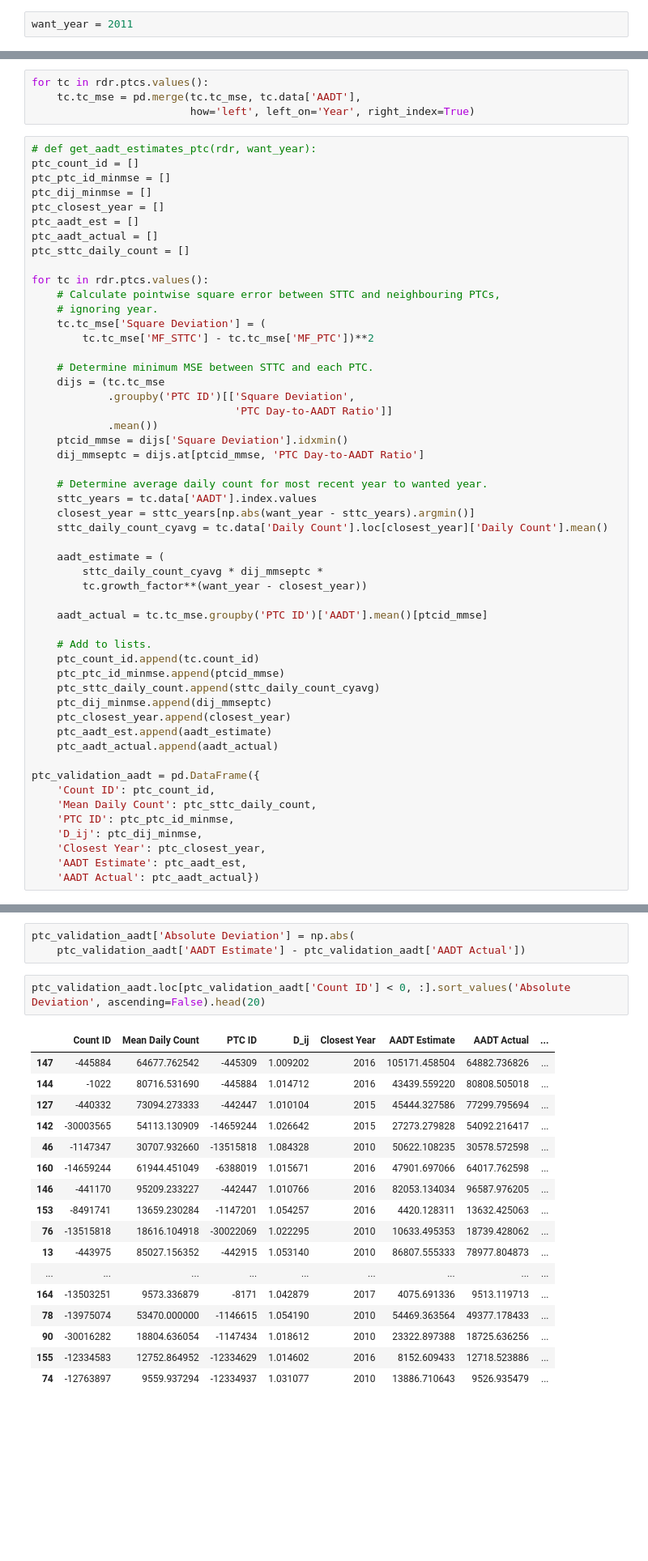
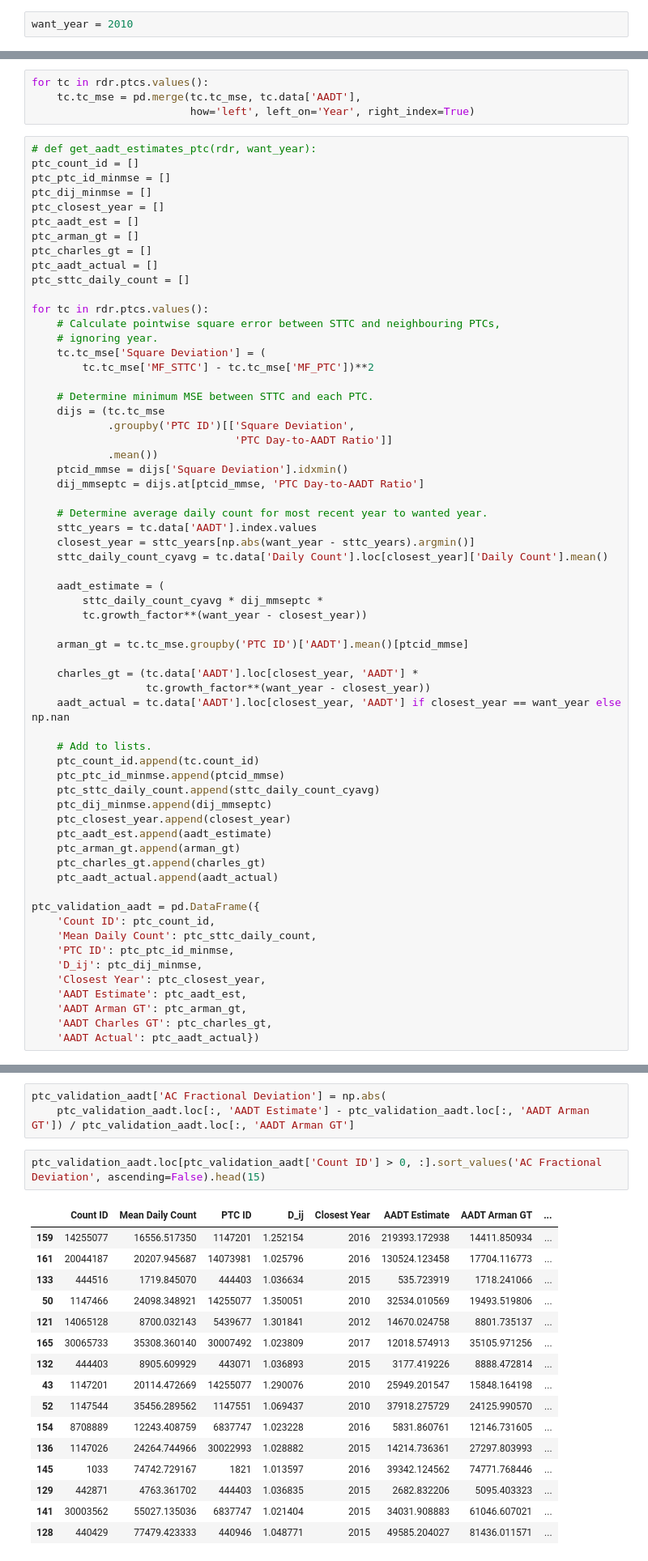
Before and after one commit to CityofToronto/bdit_traffic_prophet, a Jupyter notebook: development_notebooks/CountmatchDev2-ReproducingArmanMAE.ipynb, the cells around one changed output, grey strips where cells are left out. Shown at 81% size. Cells and saved outputs as stored; diff of their text form; blank space fills up the shorter version.

Commit message:
#14 finished investigation into MSE differences.  Started rewriting CountMatch matcher.

```diff
--- a/development_notebooks/CountmatchDev2-ReproducingArmanMAE.ipynb
+++ b/development_notebooks/CountmatchDev2-ReproducingArmanMAE.ipynb
@@ -285,5 +285,5 @@ def get_normalized_seasonal_patterns(tcs, rptcs, want_year):
 # %%
-want_year = 2011
+want_year = 2010
 # %%
 %time get_normalized_seasonal_patterns(rdr.ptcs, rdr.ptcs, want_year)
 # %% [output]
@@ -300,6 +300,8 @@ ptc_ptc_id_minmse = []
 ptc_dij_minmse = []
 ptc_closest_year = []
 ptc_aadt_est = []
+ptc_arman_gt = []
+ptc_charles_gt = []
 ptc_aadt_actual = []
 ptc_sttc_daily_count = []
 
@@ -326,7 +328,11 @@ for tc in rdr.ptcs.values():
         sttc_daily_count_cyavg * dij_mmseptc *
         tc.growth_factor**(want_year - closest_year))
 
-    aadt_actual = tc.tc_mse.groupby('PTC ID')['AADT'].mean()[ptcid_mmse]
+    arman_gt = tc.tc_mse.groupby('PTC ID')['AADT'].mean()[ptcid_mmse]
+
+    charles_gt = (tc.data['AADT'].loc[closest_year, 'AADT'] *
+                  tc.growth_factor**(want_year - closest_year))
+    aadt_actual = tc.data['AADT'].loc[closest_year, 'AADT'] if closest_year == want_year else np.nan
 
     # Add to lists.
     ptc_count_id.append(tc.count_id)
@@ -335,6 +341,8 @@ for tc in rdr.ptcs.values():
     ptc_dij_minmse.append(dij_mmseptc)
     ptc_closest_year.append(closest_year)
     ptc_aadt_est.append(aadt_estimate)
+    ptc_arman_gt.append(arman_gt)
+    ptc_charles_gt.append(charles_gt)
     ptc_aadt_actual.append(aadt_actual)
 
 ptc_validation_aadt = pd.DataFrame({
@@ -344,4 +352,6 @@ ptc_validation_aadt = pd.DataFrame({
     'D_ij': ptc_dij_minmse,
     'Closest Year': ptc_closest_year,
     'AADT Estimate': ptc_aadt_est,
+    'AADT Arman GT': ptc_arman_gt,
+    'AADT Charles GT': ptc_charles_gt,
     'AADT Actual': ptc_aadt_actual})
@@ -369,23 +411,22 @@ np.mean(
 # %%
-ptc_validation_aadt['Absolute Deviation'] = np.abs(
-    ptc_validation_aadt['AADT Estimate'] - ptc_validation_aadt['AADT Actual'])
+ptc_validation_aadt['AC Fractional Deviation'] = np.abs(
+    ptc_validation_aadt.loc[:, 'AADT Estimate'] - ptc_validation_aadt.loc[:, 'AADT Arman GT']) / ptc_validation_aadt.loc[:, 'AADT Arman GT']
 # %%
-ptc_validation_aadt.loc[ptc_validation_aadt['Count ID'] < 0, :].sort_values('Absolute Deviation', ascending=False).head(20)
+ptc_validation_aadt.loc[ptc_validation_aadt['Count ID'] > 0, :].sort_values('AC Fractional Deviation', ascending=False).head(15)
 # %% [output]
-|  | Count ID | Mean Daily Count | PTC ID | D_ij | Closest Year | AADT Estimate | AADT Actual | ... |
-| 147 | -445884 | 64677.762542 | -445309 | 1.009202 | 2016 | 105171.458504 | 64882.736826 | ... |
-| 144 | -1022 | 80716.531690 | -445884 | 1.014712 | 2016 | 43439.559220 | 80808.505018 | ... |
-| 127 | -440332 | 73094.273333 | -442447 | 1.010104 | 2015 | 45444.327586 | 77299.795694 | ... |
-| 142 | -30003565 | 54113.130909 | -14659244 | 1.026642 | 2015 | 27273.279828 | 54092.216417 | ... |
-| 46 | -1147347 | 30707.932660 | -13515818 | 1.084328 | 2010 | 50622.108235 | 30578.572598 | ... |
-| 160 | -14659244 | 61944.451049 | -6388019 | 1.015671 | 2016 | 47901.697066 | 64017.762598 | ... |
-| 146 | -441170 | 95209.233227 | -442447 | 1.010766 | 2016 | 82053.134034 | 96587.976205 | ... |
-| 153 | -8491741 | 13659.230284 | -1147201 | 1.054257 | 2016 | 4420.128311 | 13632.425063 | ... |
-| 76 | -13515818 | 18616.104918 | -30022069 | 1.022295 | 2010 | 10633.495353 | 18739.428062 | ... |
-| 13 | -443975 | 85027.156352 | -442915 | 1.053140 | 2010 | 86807.555333 | 78977.804873 | ... |
-| ... | ... | ... | ... | ... | ... | ... | ... | ... |
-| 164 | -13503251 | 9573.336879 | -8171 | 1.042879 | 2017 | 4075.691336 | 9513.119713 | ... |
-| 78 | -13975074 | 53470.000000 | -1146615 | 1.054190 | 2010 | 54469.363564 | 49377.178433 | ... |
-| 90 | -30016282 | 18804.636054 | -1147434 | 1.018612 | 2010 | 23322.897388 | 18725.636256 | ... |
-| 155 | -12334583 | 12752.864952 | -12334629 | 1.014602 | 2016 | 8152.609433 | 12718.523886 | ... |
-| 74 | -12763897 | 9559.937294 | -12334937 | 1.031077 | 2010 | 13886.710643 | 9526.935479 | ... |
+|  | Count ID | Mean Daily Count | PTC ID | D_ij | Closest Year | AADT Estimate | AADT Arman GT | ... |
+| 159 | 14255077 | 16556.517350 | 1147201 | 1.252154 | 2016 | 219393.172938 | 14411.850934 | ... |
+| 161 | 20044187 | 20207.945687 | 14073981 | 1.025796 | 2016 | 130524.123458 | 17704.116773 | ... |
+| 133 | 444516 | 1719.845070 | 444403 | 1.036634 | 2015 | 535.723919 | 1718.241066 | ... |
+| 50 | 1147466 | 24098.348921 | 14255077 | 1.350051 | 2010 | 32534.010569 | 19493.519806 | ... |
+| 121 | 14065128 | 8700.032143 | 5439677 | 1.301841 | 2012 | 14670.024758 | 8801.735137 | ... |
+| 165 | 30065733 | 35308.360140 | 30007492 | 1.023809 | 2017 | 12018.574913 | 35105.971256 | ... |
+| 132 | 444403 | 8905.609929 | 443071 | 1.036893 | 2015 | 3177.419226 | 8888.472814 | ... |
+| 43 | 1147201 | 20114.472669 | 14255077 | 1.290076 | 2010 | 25949.201547 | 15848.164198 | ... |
+| 52 | 1147544 | 35456.289562 | 1147551 | 1.069437 | 2010 | 37918.275729 | 24125.990570 | ... |
+| 154 | 8708889 | 12243.408759 | 6837747 | 1.023228 | 2016 | 5831.860761 | 12146.731605 | ... |
+| 136 | 1147026 | 24264.744966 | 30022993 | 1.028882 | 2015 | 14214.736361 | 27297.803993 | ... |
+| 145 | 1033 | 74742.729167 | 1821 | 1.013597 | 2016 | 39342.124562 | 74771.768446 | ... |
+| 129 | 442871 | 4763.361702 | 444403 | 1.036835 | 2015 | 2682.832206 | 5095.403323 | ... |
+| 141 | 30003562 | 55027.135036 | 6837747 | 1.021404 | 2015 | 34031.908883 | 61046.607021 | ... |
+| 128 | 440429 | 77479.423333 | 440946 | 1.048771 | 2015 | 49585.204027 | 81436.011571 | ... |
```
Also changed, not shown: parts of 58 cells of this notebook, 1 other file.
